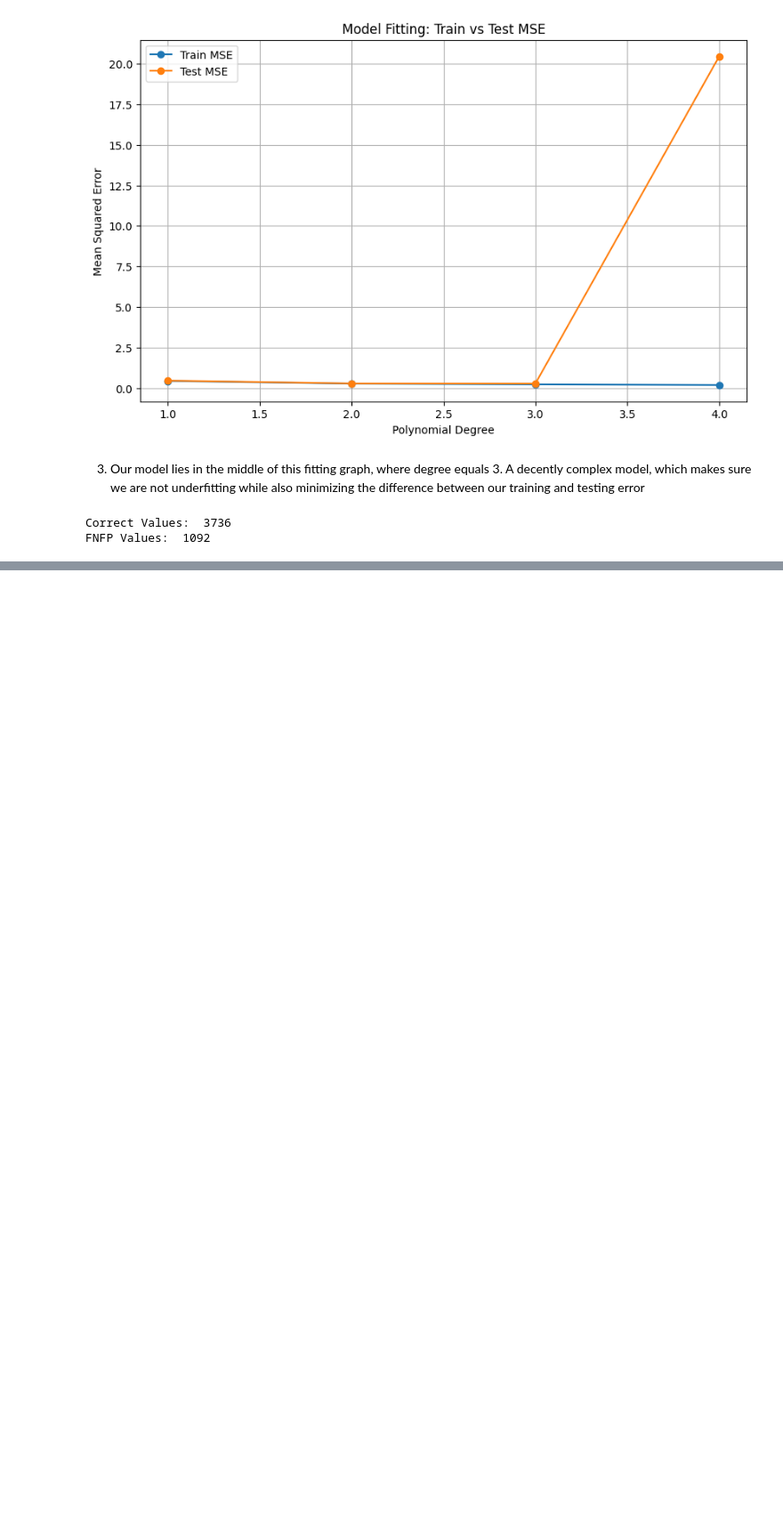
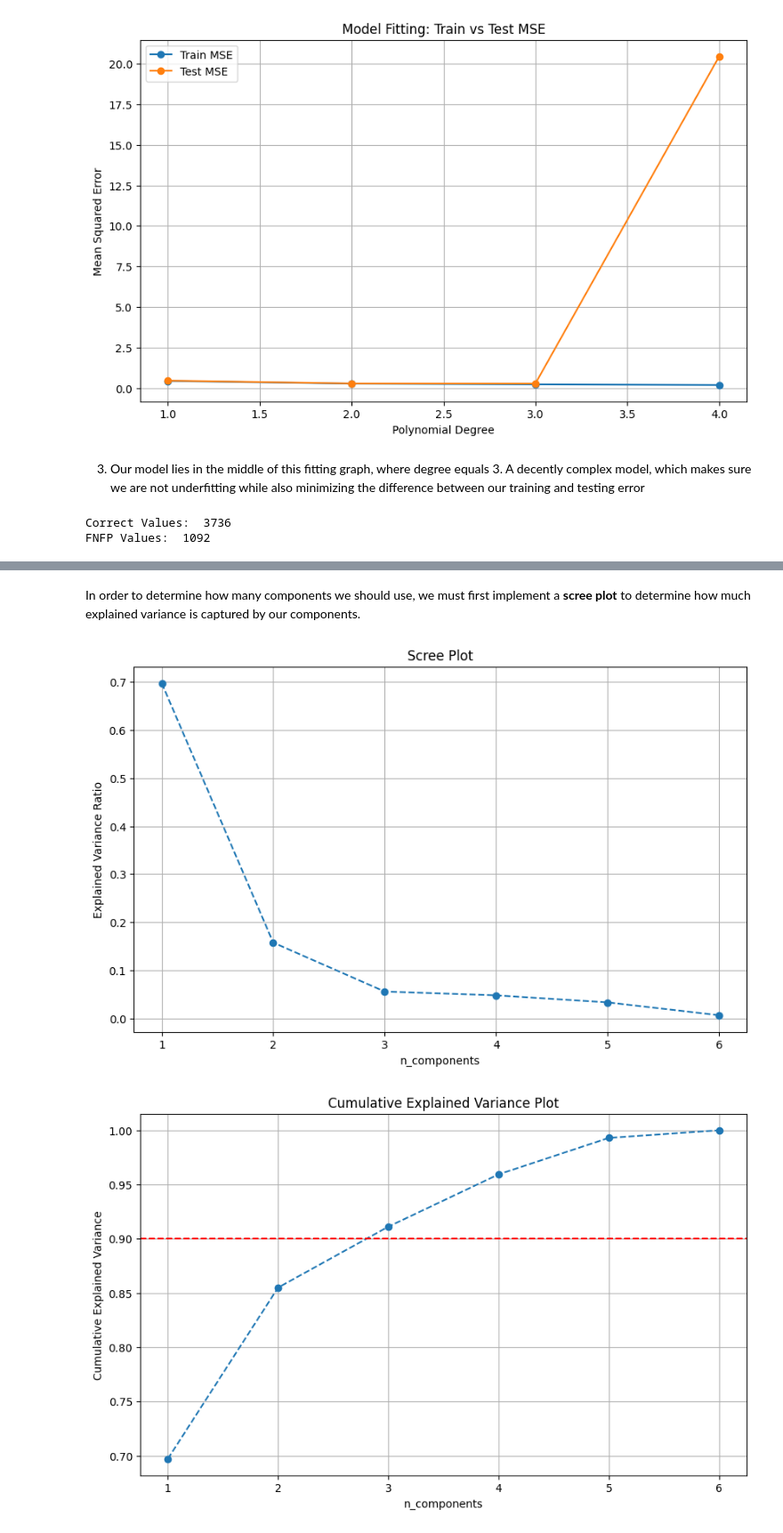
Before and after one commit to eiguzman/player-stat-predictor, a Jupyter notebook: CSE151AProject.ipynb, the cells around one changed output, grey strips where cells are left out. Shown at 89% size. Saved outputs shown, nothing was run; the diff lists cells and outputs as text; code cells hidden in the pictures; blank space fills up the shorter version.

```diff
--- a/CSE151AProject.ipynb
+++ b/CSE151AProject.ipynb
@@ -342,0 +356,5 @@ FNFP Values:  1092
+# %%
+cols = ['PTS_per_game']
+#ppg mean is 8.3; max is 50
+desc = processed_nbadf[cols].describe()
+desc
@@ -342,0 +415,15 @@ FNFP Values:  1092
+# %%
+#Split the data
+X_train, X_test, y_train, y_test = train_test_split(
+    nbadf_2.iloc[:, -7:-1],
+    nbadf_2.PPG_Bins,
+    test_size=0.2,
+    random_state=21)
+
+scaler = MinMaxScaler()
+X_train_scaled = scaler.fit_transform(X_train)
+X_test_scaled = scaler.transform(X_test)
+
+X_train = pd.DataFrame(X_train_scaled, columns=X_train.columns, index=X_train.index)
+X_test = pd.DataFrame(X_test_scaled, columns=X_test.columns, index=X_test.index)
+X_train.head()
@@ -342,0 +447,34 @@ FNFP Values:  1092
+# %% [markdown]
+In order to determine how many components we should use, we must first implement a **scree plot** to determine how much explained variance is captured by our components.
+# %%
+from sklearn.decomposition import PCA
+
+pca = PCA()
+pca.fit(X_train)
+
+ev = pca.explained_variance_ratio_
+
+# Scree plot
+plt.figure(figsize=(10, 6))
+plt.plot(range(1, len(ev) + 1), ev, marker='o', linestyle='--')
+plt.title('Scree Plot')
+plt.xlabel('n_components')
+plt.ylabel('Explained Variance Ratio')
+plt.xticks(np.arange(1, len(ev) + 1, 1))
+plt.grid()
+plt.show()
+
+# Optionally, you can also plot the cumulative explained variance
+cumulative_variance = np.cumsum(ev)
+plt.figure(figsize=(10, 6))
+plt.plot(range(1, len(cumulative_variance) + 1), cumulative_variance, marker='o', linestyle='--')
+plt.title('Cumulative Explained Variance Plot')
+plt.xlabel('n_components')
+plt.ylabel('Cumulative Explained Variance')
+plt.xticks(np.arange(1, len(cumulative_variance) + 1, 1))
+plt.grid()
+plt.axhline(y=0.90, color='r', linestyle='--')  # Example threshold at 90%
+plt.show()
+# %% [output]
+[figure, added]
+[figure, added]
```
Also changed, not shown: parts of 26 cells of this notebook.
